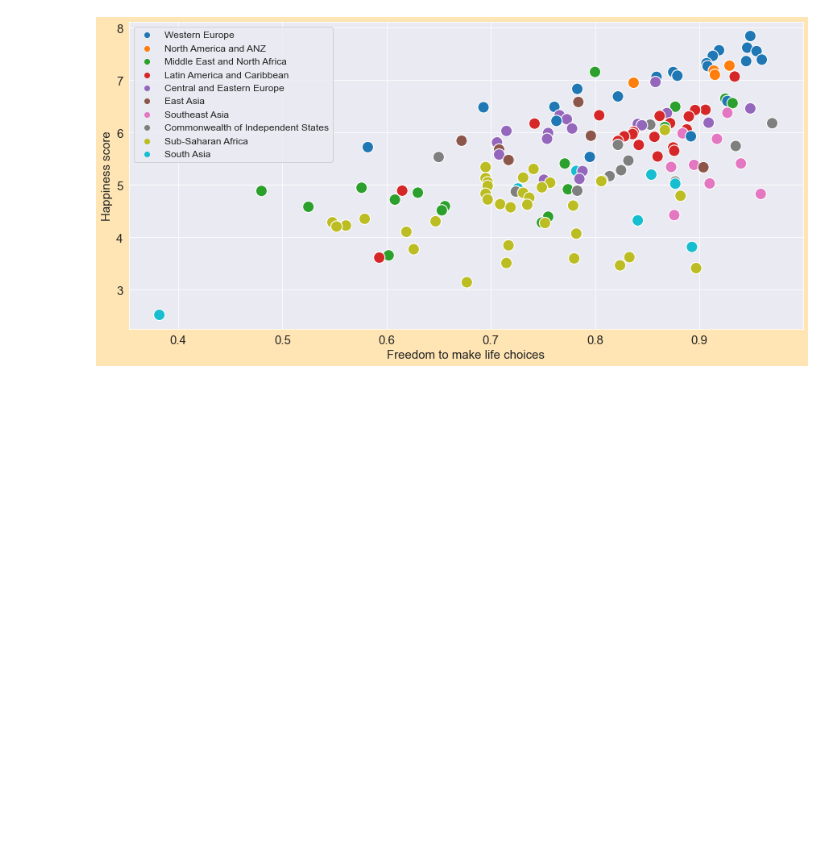
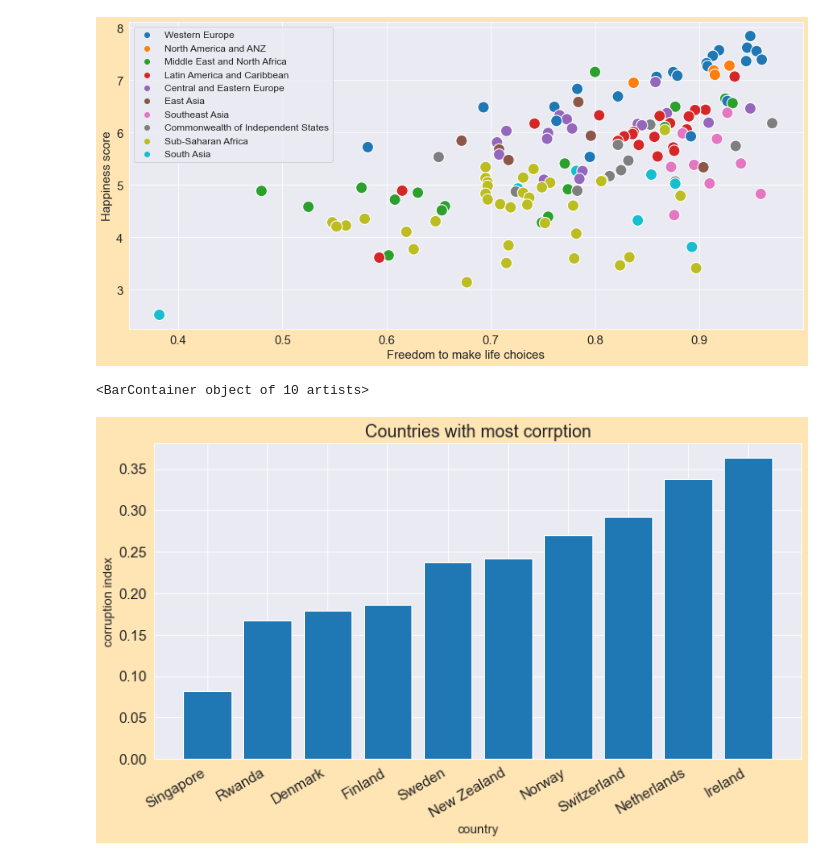
Before and after one commit to Rishiraj-singh7/World-Happiness-Report-, a Jupyter notebook: main.ipynb, the cells around one changed output. Cells and saved outputs as stored; diff of their text form; code cells hidden in the pictures; blank space fills up the shorter version.

Commit message:
corruption

```diff
--- a/main.ipynb
+++ b/main.ipynb
@@ -260,3 +260,16 @@ plt.ylabel('Happiness score')
 # %% [output]
 Text(0, 0.5, 'Happiness score')
 [figure]
+# %%
+# most corrupt countries
+M_country = happy_df.sort_values(by='prerception_of_corruption').head(10)
+
+plt.rcParams['figure.figsize'] = (12,6)
+plt.title('Countries with most corrption')
+plt.xlabel('country', fontsize= 13)
+plt.ylabel('corruption index', fontsize = 13)
+plt.xticks(rotation= 30 , ha= 'right')
+plt.bar(M_country.country_name, M_country.prerception_of_corruption)
+# %% [output]
+<BarContainer object of 10 artists>
+[figure, added]
```
Also changed, not shown: parts of 3 cells of this notebook.
